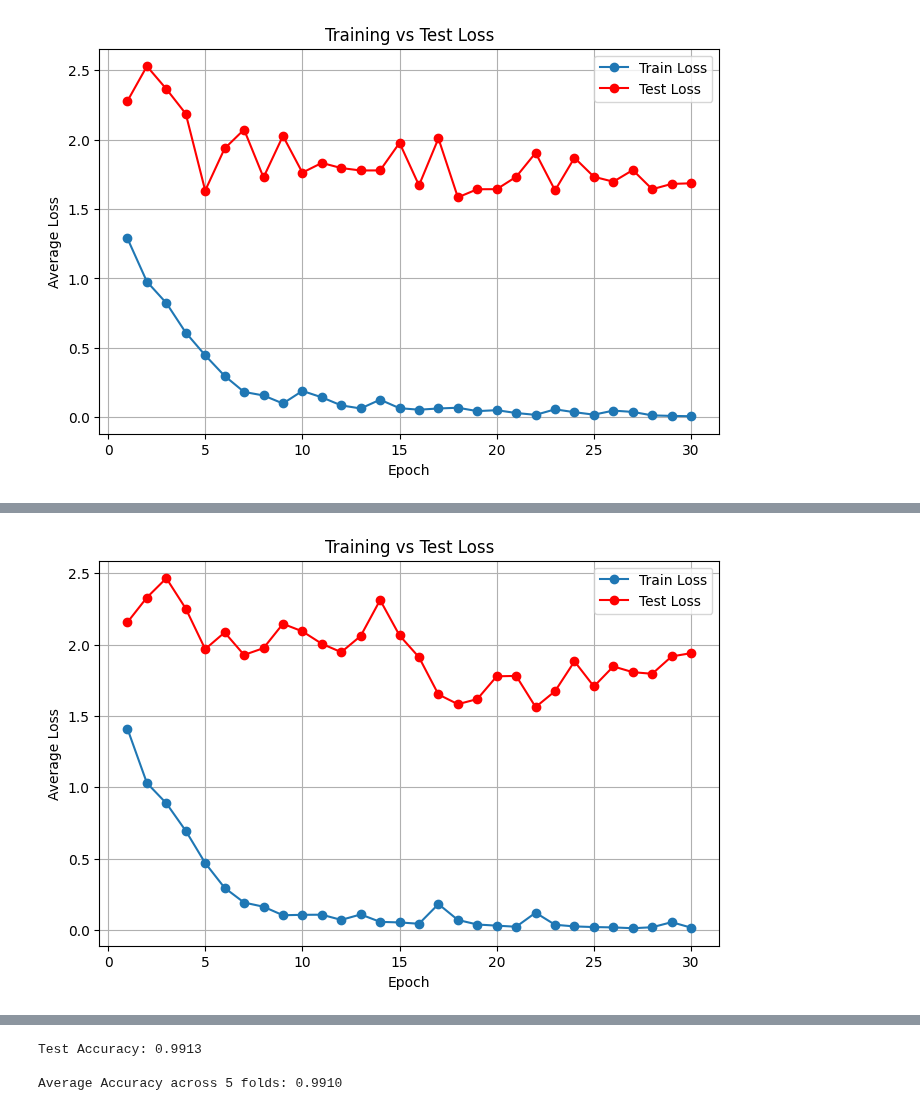
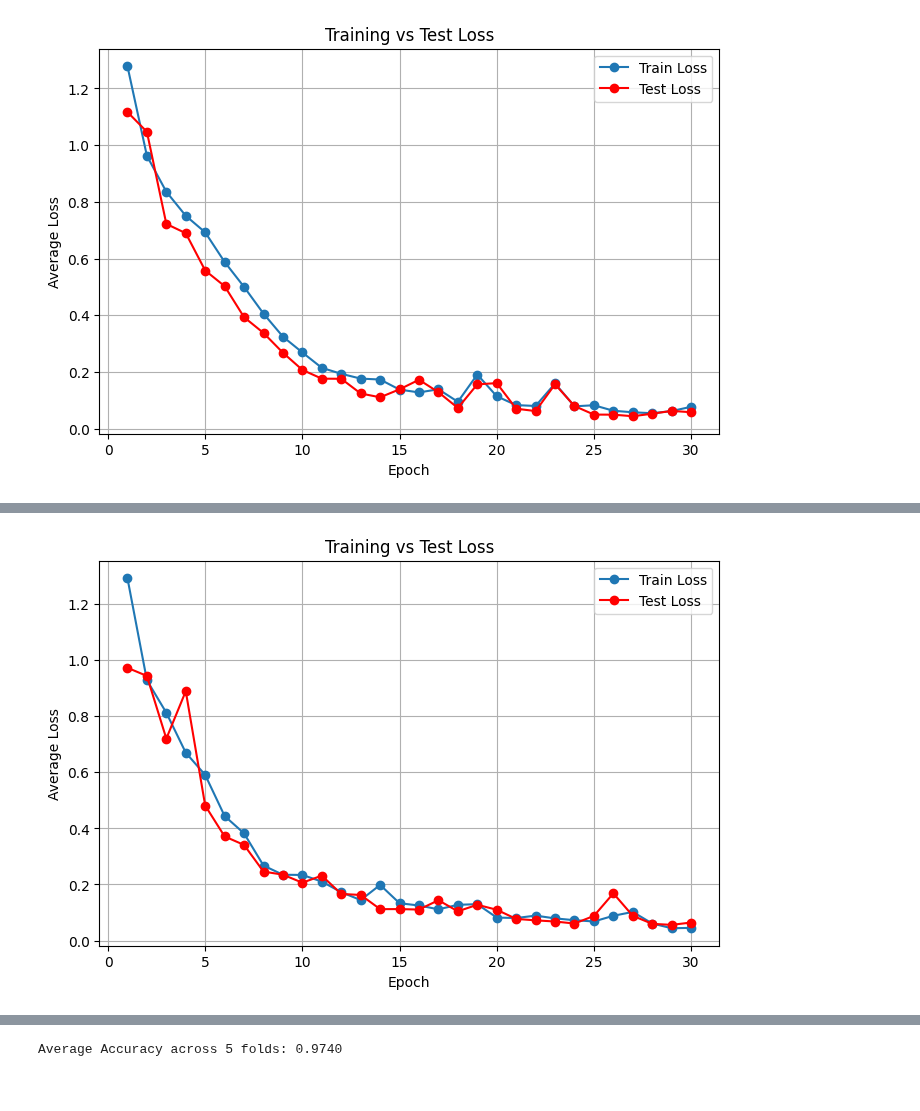
Before and after one commit to VolliBinJackson/gas-sensor-classification, a Jupyter notebook: LSTM.ipynb, the cells around one changed output, grey strips where cells are left out. Drawn from its saved outputs; the diff is of its cells as text; code cells hidden in the pictures.

Commit message:
Fixed OF in 5Fold

```diff
--- a/LSTM.ipynb
+++ b/LSTM.ipynb
@@ -316,16 +316,22 @@ NameError: name 'torch' is not defined
 # %%
-#  5-Fold Cross-Validation
+# 5-Fold Cross-Validation
 
-# Sequenzen erstellen
+from sklearn.model_selection import KFold
+from torch.utils.data import DataLoader
+
+SEQ_LEN = 50  # Sequenzlänge
 X_seq, y_seq = create_sequences(X, y - 1, SEQ_LEN)  # Labels 0-basiert
 
 kf = KFold(n_splits=5, shuffle=True, random_state=42)
-
 fold_accuracies = []
 
+device = torch.device("cuda" if torch.cuda.is_available() else "cpu")
+print("Using device:", device)
+
 for fold, (train_idx, val_idx) in enumerate(kf.split(X_seq)):
-    print(f"\n--- Fold {fold+1}/{5} ---")
+    print(f"\n--- Fold {fold+1}/5 ---")
 
+    # Train / Validation Split
     X_train_fold, y_train_fold = X_seq[train_idx], y_seq[train_idx]
     X_val_fold, y_val_fold = X_seq[val_idx], y_seq[val_idx]
 
@@ -335,14 +341,63 @@ for fold, (train_idx, val_idx) in enumerate(kf.split(X_seq)):
     train_loader = DataLoader(train_dataset, batch_size=64, shuffle=True)
     val_loader = DataLoader(val_dataset, batch_size=64, shuffle=False)
 
-    # Neues Modell für jeden Fold
-    model = LSTM(input_size=128, hidden_size=256, num_layers=3, num_classes=6, lr=0.0005)
+    model = LSTM(input_size=128, hidden_size=128, num_layers=2, num_classes=6, lr=0.0005, dropout=0.5)
     model.to(device)
 
-    model.train_model(train_loader, test_loader, epochs=30)
+    # Optimizer mit Weight Decay
+    model.optimizer = optim.Adam(model.parameters(), lr=0.0005, weight_decay=1e-5)
 
+    # Early Stopping Setup
+    best_val_loss = np.inf
+    patience = 5
+    counter = 0
+
+    epochs = 30
+    train_losses, val_losses = [], []
+
+    for epoch in range(epochs):
+        # Training
+        model.train()
+        total_train_loss = 0
+        for batch in train_loader:
+            loss = model.train_step(batch)
+            total_train_loss += loss
+        avg_train_loss = total_train_loss / len(train_loader)
+        train_losses.append(avg_train_loss)
+
+        # Validation
+        model.eval()
+        total_val_loss = 0
+        with torch.no_grad():
+            for batch in val_loader:
+                loss = model.test_step(batch)
+                total_val_loss += loss
+        avg_val_loss = total_val_loss / len(val_loader)
+        val_losses.append(avg_val_loss)
+
+        print(f"Epoch [{epoch+1}/{epochs}] | Train Loss: {avg_train_loss:.4f} | Val Loss: {avg_val_loss:.4f}")
+
+        # Early Stopping
+        if avg_val_loss < best_val_loss:
+            best_val_loss = avg_val_loss
+            counter = 0
+            # Optional: best model speichern
+            best_model_state = model.state_dict()
+        else:
+            counter += 1
+            if counter >= patience:
+                print(f"Early stopping at epoch {epoch+1}")
+                break
+
+    # Lade besten Modelzustand
+    model.load_state_dict(best_model_state)
+
+    # Evaluation auf Validation Fold
     acc = model.evaluate(val_loader)
     fold_accuracies.append(acc)
+
+    # Loss Plot (optional pro Fold)
+    model.plot_loss(train_losses, val_losses)
 
 # Durchschnittliche Accuracy
 avg_acc = np.mean(fold_accuracies)
@@ -368 +423 @@ Epoch [30/30] | Train Loss: 0.0082 | Test Loss: 1.6851
-[figure, old version]
+[figure, new version]
@@ -386 +441 @@ Epoch [30/30] | Train Loss: 0.0160 | Test Loss: 1.9400
-[figure, old version]
+[figure, new version]
@@ -441,6 +496,4 @@ Epoch [30/30] | Train Loss: 0.0168 | Test Loss: 1.5008
-Test Accuracy: 0.9913
-
-Average Accuracy across 5 folds: 0.9910
+Average Accuracy across 5 folds: 0.9740
 # %%
 # ---- GRID SEARCH (Bereits durchgeführt - nur zur Dokumentation) ----
 # Beste Parameter: hidden_size=256, num_layers=3
```
Also changed, not shown: parts of 4 cells of this notebook.
